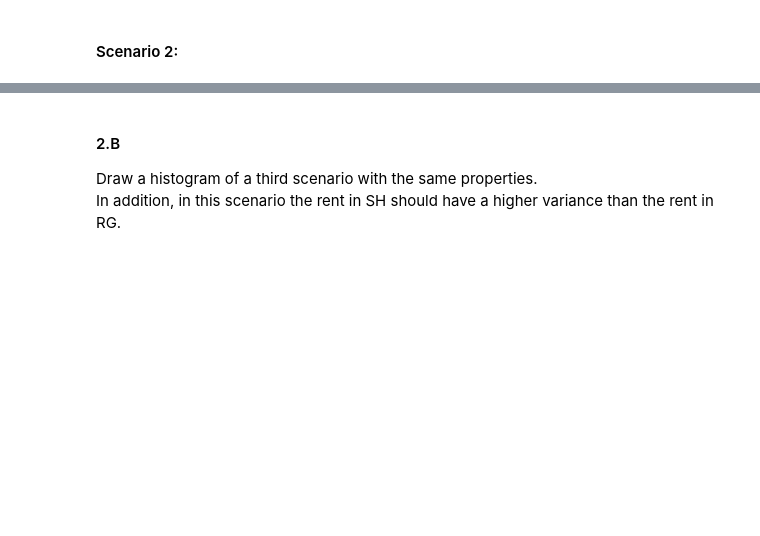
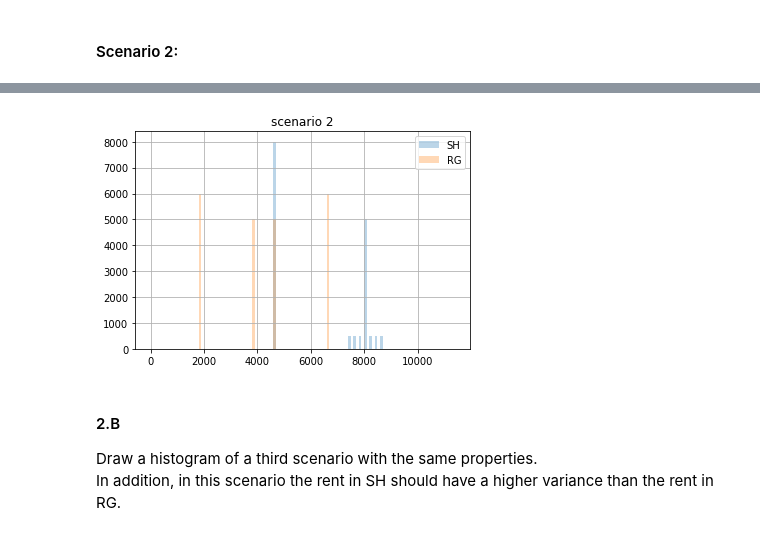
Before and after one commit to barboym/hw_statistics_runi, a Jupyter notebook: HW1 181122.ipynb, the cells around one changed output, grey strips where cells are left out. Drawn from its saved outputs; the diff is of its cells as text; code cells hidden in the pictures; blank space fills up the shorter version.

Commit message:
added another scenario to q1 and tried to answer the covariance part in the question (currently I don't understand how to get a covariance of 1)

```diff
--- a/HW1 181122.ipynb
+++ b/HW1 181122.ipynb
@@ -195,0 +211,34 @@ plt.show()
+# %%
+SH={ # SH rests values (rent:amounts of people with the rent)
+    4600:8001, # makes the median requirement true
+    8000:4998, # makes the mean requirement true
+    8000+200*(1):500,
+    8000+200*(2):500,
+    8000+200*(3):500,
+    8000+200*(-1):500,
+    8000+200*(-2):500,
+    8000+200*(-3):500,
+    11400:1,
+}
+# RG was constructed the same way as SH with an additional shift of 2000 from the median to the extreme quarters of the population
+# so that the mean and median will remain the same but the IQR will increase
+RG = {
+    6600:6000,
+    4600:5001,
+    3800:4998,
+    3000:1,
+    1800:6000,
+}
+# %%
+# sanity check (make sure the population are proper)
+SH_pop = dict_to_population(SH)
+RG_pop = dict_to_population(RG)
+def sanity_check(SH_pop,RG_pop):
+    return pd.DataFrame({
+    "median":[np.median(SH_pop),np.median(RG_pop)],
+    "mean":[np.mean(SH_pop),np.mean(RG_pop)],
+    "population":[len(SH_pop),len(RG_pop)],
+    "IQR":[get_IQR(SH_pop),get_IQR(RG_pop)],
+    "variance":[np.std(SH_pop),np.std(RG_pop)],
+    },index=["SH","RG"]).T
+sanity_check(SH_pop,RG_pop)
@@ -196,3 +252,14 @@ plt.show()
+# %%
+def hist_plotting_script(SH_pop,RG_pop):
+    hist_kwargs=dict(alpha=0.3,bins=range(0,max(SH_pop+RG_pop)+100,100))
+    plt.hist(SH_pop,label="SH",**hist_kwargs);
+    plt.hist(RG_pop,label="RG",**hist_kwargs);
+    plt.legend();
+    plt.grid();
+    plt.title("scenario 2");
+hist_plotting_script(SH_pop,RG_pop)
+# %% [output]
+[figure, added]
 # %% [markdown]
 #### 2.B
 Draw a histogram of a third scenario with the same properties. <br>
```
Also changed, not shown: parts of 16 cells of this notebook.
